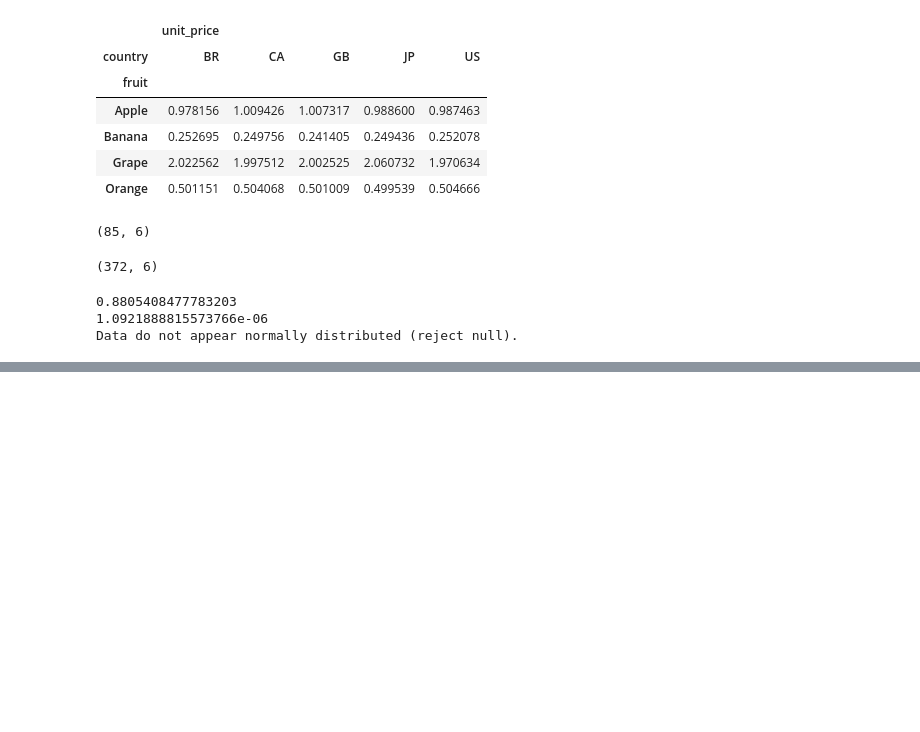
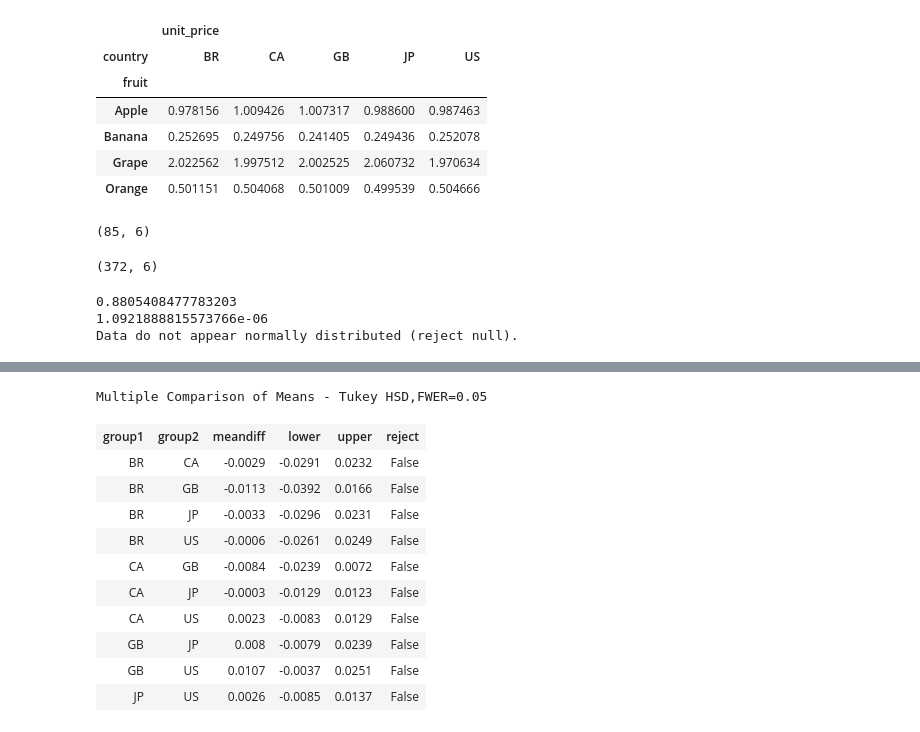
Before and after one commit to jfavole/genericanalysis, a Jupyter notebook: genericdataanalysismodel.ipynb, the cells around one changed output, grey strips where cells are left out. Cells and saved outputs as stored; diff of their text form; code cells hidden in the pictures; blank space fills up the shorter version.

```diff
--- a/genericdataanalysismodel.ipynb
+++ b/genericdataanalysismodel.ipynb
@@ -97 +139,16 @@ else:
+# %%
+tukey.summary()
+# %% [output]
+Multiple Comparison of Means - Tukey HSD,FWER=0.05
+| group1 | group2 | meandiff | lower | upper | reject |
+| BR | CA | -0.0029 | -0.0291 | 0.0232 | False |
+| BR | GB | -0.0113 | -0.0392 | 0.0166 | False |
+| BR | JP | -0.0033 | -0.0296 | 0.0231 | False |
+| BR | US | -0.0006 | -0.0261 | 0.0249 | False |
+| CA | GB | -0.0084 | -0.0239 | 0.0072 | False |
+| CA | JP | -0.0003 | -0.0129 | 0.0123 | False |
+| CA | US | 0.0023 | -0.0083 | 0.0129 | False |
+| GB | JP | 0.008 | -0.0079 | 0.0239 | False |
+| GB | US | 0.0107 | -0.0037 | 0.0251 | False |
+| JP | US | 0.0026 | -0.0085 | 0.0137 | False |
 # %%
```
Also changed, not shown: parts of 6 cells of this notebook, 1 other file.
